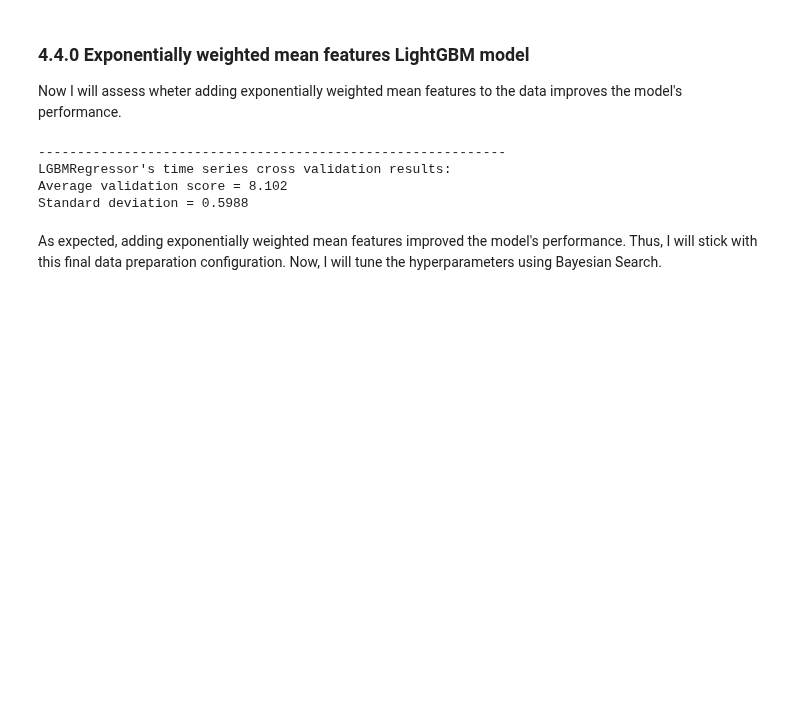
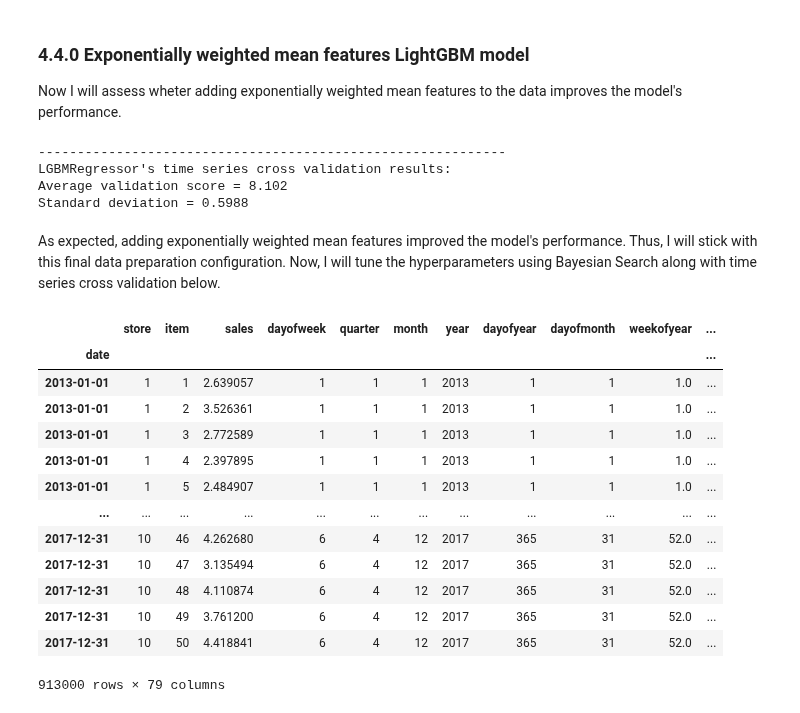
Before and after one commit to allmeidaapedro/Store-Item-Demand-Forecasting, a Jupyter notebook: notebooks/modelling.ipynb, the cells around one changed output. Cells and saved outputs as stored; diff of their text form; code cells hidden in the pictures; blank space fills up the shorter version.

Commit message:
hyperparameter tuning

```diff
--- a/notebooks/modelling.ipynb
+++ b/notebooks/modelling.ipynb
@@ -512,4 +517,22 @@ LGBMRegressor's time series cross validation results:
 Average validation score = 8.102
 Standard deviation = 0.5988
 # %% [markdown]
-As expected, adding exponentially weighted mean features improved the model's performance. Thus, I will stick with this final data preparation configuration. Now, I will tune the hyperparameters using Bayesian Search.
+As expected, adding exponentially weighted mean features improved the model's performance. Thus, I will stick with this final data preparation configuration. Now, I will tune the hyperparameters using Bayesian Search along with time series cross validation below.
+# %%
+df_prep = df_ewm.copy()
+df_prep
+# %% [output]
+|  | store | item | sales | dayofweek | quarter | month | year | dayofyear | dayofmonth | weekofyear | ... |
+| date |  |  |  |  |  |  |  |  |  |  | ... |
+| 2013-01-01 | 1 | 1 | 2.639057 | 1 | 1 | 1 | 2013 | 1 | 1 | 1.0 | ... |
+| 2013-01-01 | 1 | 2 | 3.526361 | 1 | 1 | 1 | 2013 | 1 | 1 | 1.0 | ... |
+| 2013-01-01 | 1 | 3 | 2.772589 | 1 | 1 | 1 | 2013 | 1 | 1 | 1.0 | ... |
+| 2013-01-01 | 1 | 4 | 2.397895 | 1 | 1 | 1 | 2013 | 1 | 1 | 1.0 | ... |
+| 2013-01-01 | 1 | 5 | 2.484907 | 1 | 1 | 1 | 2013 | 1 | 1 | 1.0 | ... |
+| ... | ... | ... | ... | ... | ... | ... | ... | ... | ... | ... | ... |
+| 2017-12-31 | 10 | 46 | 4.262680 | 6 | 4 | 12 | 2017 | 365 | 31 | 52.0 | ... |
+| 2017-12-31 | 10 | 47 | 3.135494 | 6 | 4 | 12 | 2017 | 365 | 31 | 52.0 | ... |
+| 2017-12-31 | 10 | 48 | 4.110874 | 6 | 4 | 12 | 2017 | 365 | 31 | 52.0 | ... |
+| 2017-12-31 | 10 | 49 | 3.761200 | 6 | 4 | 12 | 2017 | 365 | 31 | 52.0 | ... |
+| 2017-12-31 | 10 | 50 | 4.418841 | 6 | 4 | 12 | 2017 | 365 | 31 | 52.0 | ... |
+913000 rows × 79 columns
```
Also changed, not shown: parts of 16 cells of this notebook, 1 other file.
